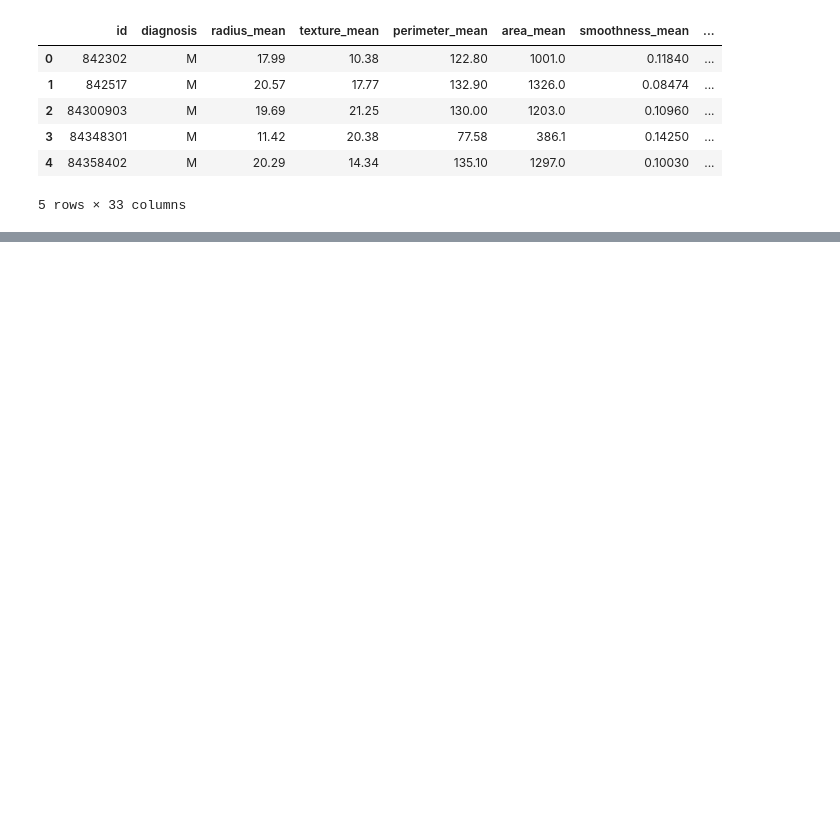
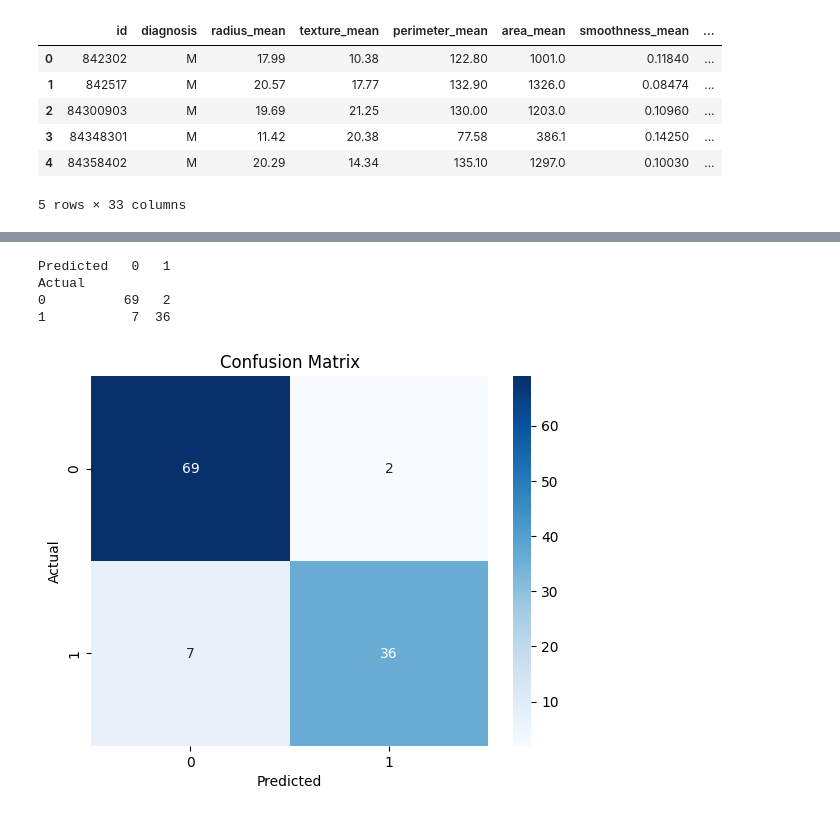
Before and after one commit to KalebAsratemedhin/Bayesian-decision-theory-implementation, a Jupyter notebook: notebooks/main.ipynb, the cells around one changed output, grey strips where cells are left out. Saved outputs shown, nothing was run; the diff lists cells and outputs as text; code cells hidden in the pictures; blank space fills up the shorter version.

```diff
--- a/notebooks/main.ipynb
+++ b/notebooks/main.ipynb
@@ -200,0 +118,17 @@ weighted avg       0.39      0.62      0.48       114
+# %%
+def plot_confusion_matrix(y_true, y_pred):
+    """
+    Plot a confusion matrix using Seaborn.
+    :param y_true: Ground truth labels
+    :param y_pred: Predicted labels
+    """
+    cm = pd.crosstab(y_true, y_pred, rownames=['Actual'], colnames=['Predicted'])
+    print(cm)
+    sns.heatmap(cm, annot=True, cmap='Blues', fmt='d')
+    plt.title('Confusion Matrix')
+    plt.show()
+# %%
+X_train, X_test, y_train, y_test = prepare_data(data)
+# %%
+bdt = BayesianDecisionTheory()
+bdt.fit(X_train, y_train)
@@ -200,0 +141,8 @@ weighted avg       0.39      0.62      0.48       114
+# %%
+plot_confusion_matrix(y_test, y_pred)
+# %% [output]
+Predicted   0   1
+Actual
+0          69   2
+1           7  36
+[figure, added]
```
Also changed, not shown: parts of 14 cells of this notebook, 1 other file.
